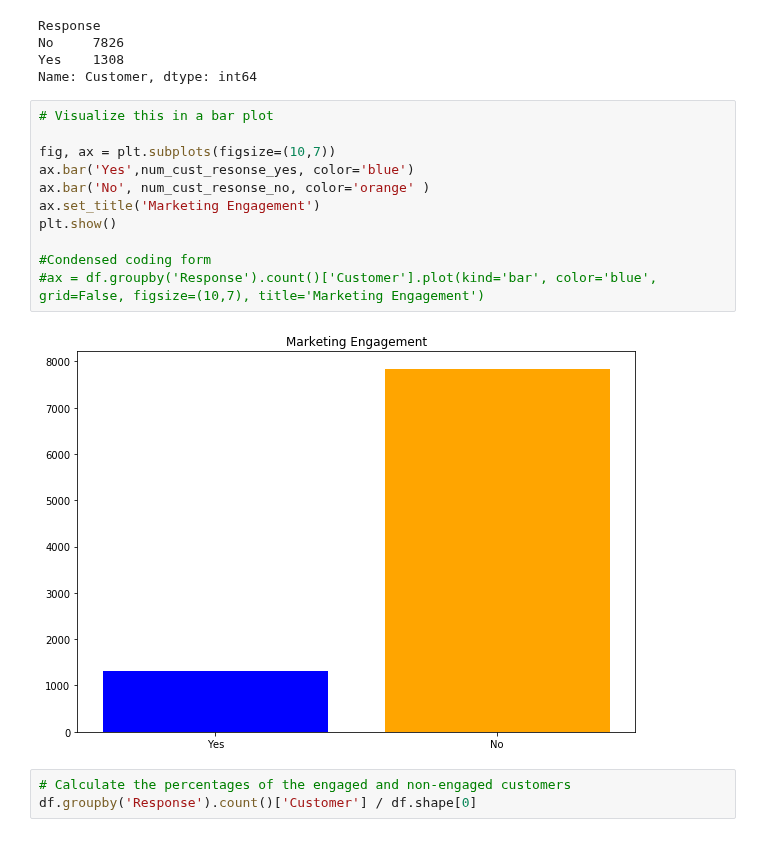
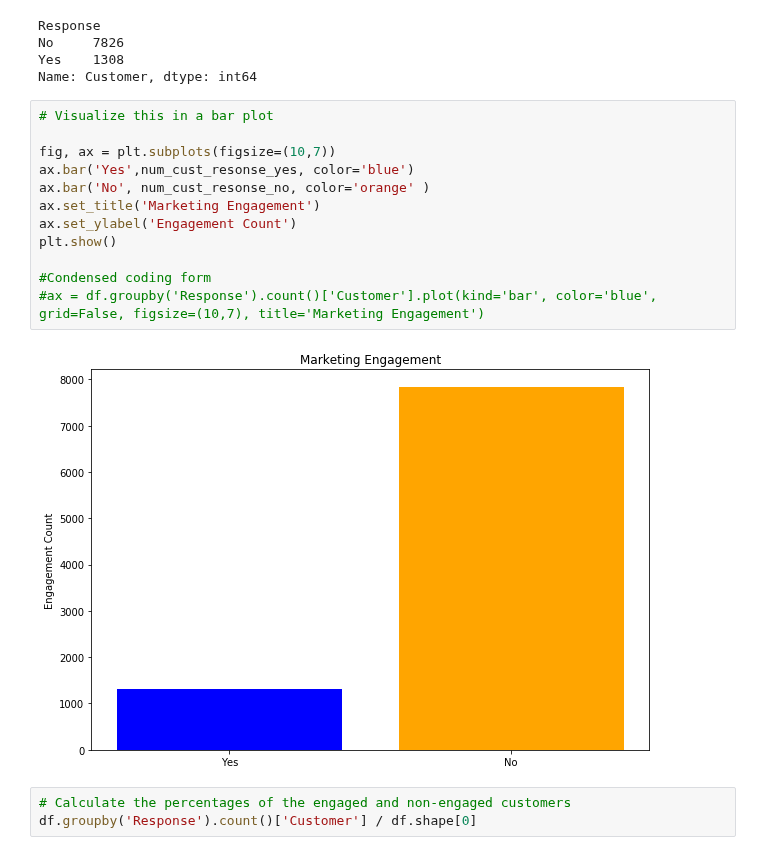
Before and after one commit to MohammadBakir/Customer-Analysis, a Jupyter notebook: CustomerAnalytics_Customer Behavior.ipynb, the cells around one changed output. Cells and saved outputs as stored; diff of their text form.

```diff
--- a/CustomerAnalytics_Customer Behavior.ipynb
+++ b/CustomerAnalytics_Customer Behavior.ipynb
@@ -70,16 +70,17 @@ Name: Customer, dtype: int64
 # %%
 # Visualize this in a bar plot
 
 fig, ax = plt.subplots(figsize=(10,7))
 ax.bar('Yes',num_cust_resonse_yes, color='blue')
 ax.bar('No', num_cust_resonse_no, color='orange' )
 ax.set_title('Marketing Engagement')
+ax.set_ylabel('Engagement Count')
 plt.show()
 
 #Condensed coding form
 #ax = df.groupby('Response').count()['Customer'].plot(kind='bar', color='blue', grid=False, figsize=(10,7), title='Marketing Engagement')
 # %% [output]
-[figure, old version]
+[figure, new version]
 # %%
 # Calculate the percentages of the engaged and non-engaged customers
 df.groupby('Response').count()['Customer'] / df.shape[0]
```
Also changed, not shown: parts of 7 cells of this notebook.
